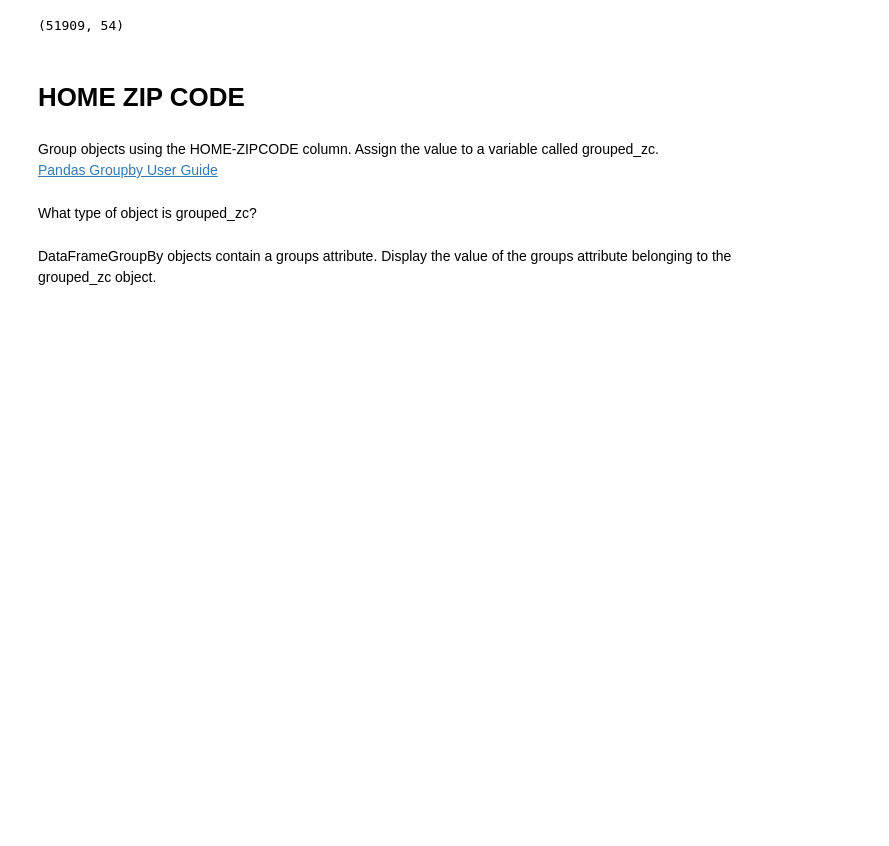
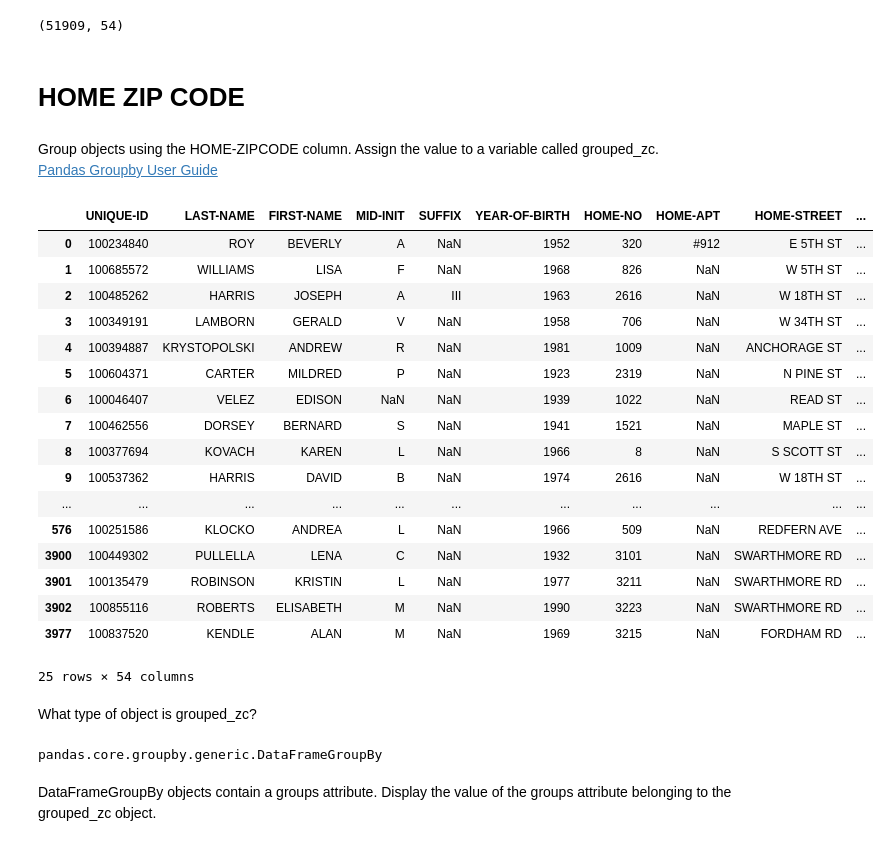
Before and after one commit to KunleAdeyanju/DataEngineering.Labs.RegisteredVotersFileWilmingtonDE, a Jupyter notebook: wilmington_de_registered_voters.ipynb, the cells around one changed output. Cells and saved outputs as stored; diff of their text form; code cells hidden in the pictures; blank space fills up the shorter version.

```diff
--- a/wilmington_de_registered_voters.ipynb
+++ b/wilmington_de_registered_voters.ipynb
@@ -65,2 +63,25 @@ Group objects using the HOME-ZIPCODE column. Assign the value to a variable call
+# %%
+# group objects, and assign the value to a variable called grouped_zc
+grouped_zc = reg_voter_df.groupby('HOME-ZIPCODE')
+grouped_zc.head(5)
+# %% [output]
+|  | UNIQUE-ID | LAST-NAME | FIRST-NAME | MID-INIT | SUFFIX | YEAR-OF-BIRTH | HOME-NO | HOME-APT | HOME-STREET | ... |
+| 0 | 100234840 | ROY | BEVERLY | A | NaN | 1952 | 320 | #912 | E 5TH ST | ... |
+| 1 | 100685572 | WILLIAMS | LISA | F | NaN | 1968 | 826 | NaN | W 5TH ST | ... |
+| 2 | 100485262 | HARRIS | JOSEPH | A | III | 1963 | 2616 | NaN | W 18TH ST | ... |
+| 3 | 100349191 | LAMBORN | GERALD | V | NaN | 1958 | 706 | NaN | W 34TH ST | ... |
+| 4 | 100394887 | KRYSTOPOLSKI | ANDREW | R | NaN | 1981 | 1009 | NaN | ANCHORAGE ST | ... |
+| 5 | 100604371 | CARTER | MILDRED | P | NaN | 1923 | 2319 | NaN | N PINE ST | ... |
+| 6 | 100046407 | VELEZ | EDISON | NaN | NaN | 1939 | 1022 | NaN | READ ST | ... |
+| 7 | 100462556 | DORSEY | BERNARD | S | NaN | 1941 | 1521 | NaN | MAPLE ST | ... |
+| 8 | 100377694 | KOVACH | KAREN | L | NaN | 1966 | 8 | NaN | S SCOTT ST | ... |
+| 9 | 100537362 | HARRIS | DAVID | B | NaN | 1974 | 2616 | NaN | W 18TH ST | ... |
+| ... | ... | ... | ... | ... | ... | ... | ... | ... | ... | ... |
+| 576 | 100251586 | KLOCKO | ANDREA | L | NaN | 1966 | 509 | NaN | REDFERN AVE | ... |
+| 3900 | 100449302 | PULLELLA | LENA | C | NaN | 1932 | 3101 | NaN | SWARTHMORE RD | ... |
+| 3901 | 100135479 | ROBINSON | KRISTIN | L | NaN | 1977 | 3211 | NaN | SWARTHMORE RD | ... |
+| 3902 | 100855116 | ROBERTS | ELISABETH | M | NaN | 1990 | 3223 | NaN | SWARTHMORE RD | ... |
+| 3977 | 100837520 | KENDLE | ALAN | M | NaN | 1969 | 3215 | NaN | FORDHAM RD | ... |
+25 rows × 54 columns
 # %% [markdown]
 What type of object is grouped_zc?
@@ -69,2 +88,7 @@ What type of object is grouped_zc?
+# %%
+# type of grouped_zc
+type(grouped_zc)
+# %% [output]
+pandas.core.groupby.generic.DataFrameGroupBy
 # %% [markdown]
 DataFrameGroupBy objects contain a groups attribute. Display the value of the groups attribute belonging to the grouped_zc object.
```
Also changed, not shown: parts of 8 cells of this notebook.
